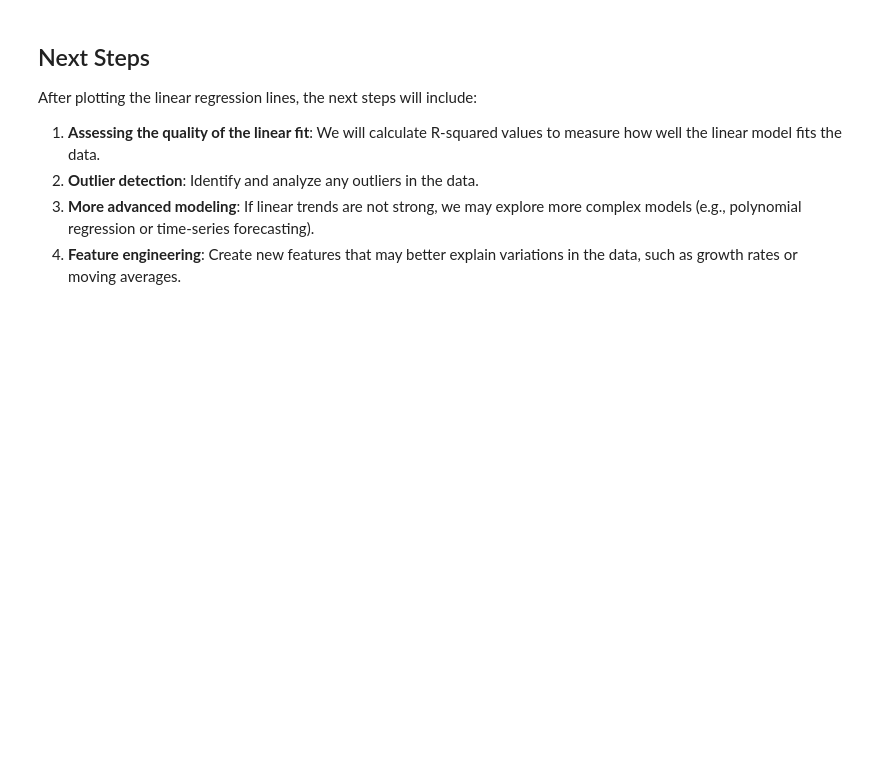
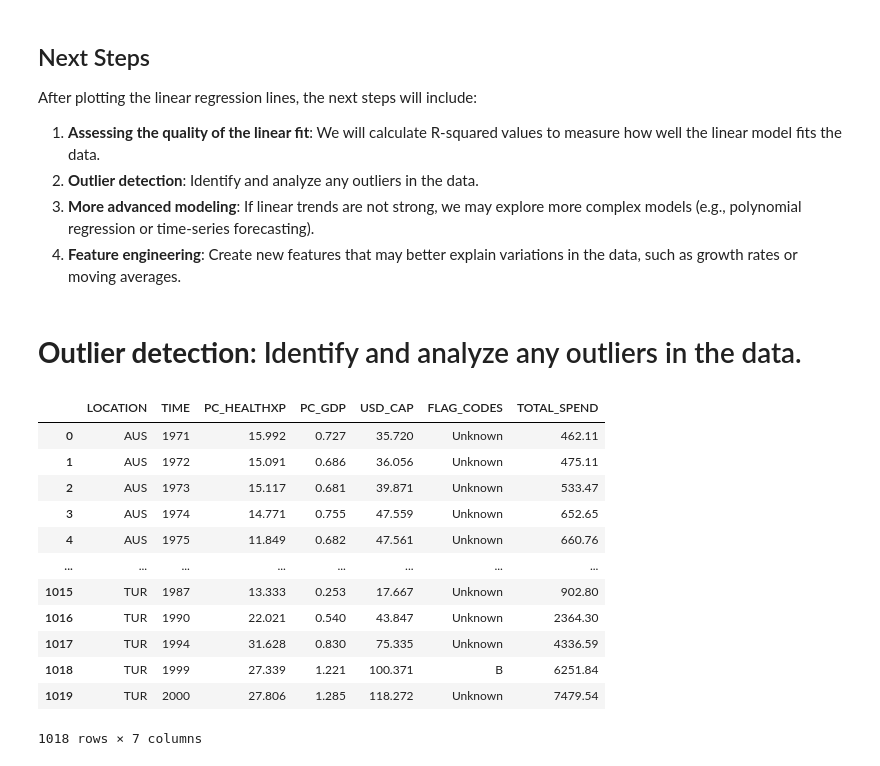
Before and after one commit to DmytroBolokhonov/team_project, a Jupyter notebook: experiments/Linear_regression_model_on_3_methods.ipynb, the cells around one changed output. Drawn from its saved outputs; the diff is of its cells as text; code cells hidden in the pictures; blank space fills up the shorter version.

```diff
--- a/experiments/Linear_regression_model_on_3_methods.ipynb
+++ b/experiments/Linear_regression_model_on_3_methods.ipynb
@@ -355,3 +353,23 @@ After plotting the linear regression lines, the next steps will include:
 2. **Outlier detection**: Identify and analyze any outliers in the data.
 3. **More advanced modeling**: If linear trends are not strong, we may explore more complex models (e.g., polynomial regression or time-series forecasting).
 4. **Feature engineering**: Create new features that may better explain variations in the data, such as growth rates or moving averages.
+# %% [markdown]
+# **Outlier detection**: Identify and analyze any outliers in the data.
+# %%
+# removed outliner from total_spend column
+processed_df_1 = processed_df[processed_df["TOTAL_SPEND"] <= 100000]
+processed_df_1
+# %% [output]
+|  | LOCATION | TIME | PC_HEALTHXP | PC_GDP | USD_CAP | FLAG_CODES | TOTAL_SPEND |
+| 0 | AUS | 1971 | 15.992 | 0.727 | 35.720 | Unknown | 462.11 |
+| 1 | AUS | 1972 | 15.091 | 0.686 | 36.056 | Unknown | 475.11 |
+| 2 | AUS | 1973 | 15.117 | 0.681 | 39.871 | Unknown | 533.47 |
+| 3 | AUS | 1974 | 14.771 | 0.755 | 47.559 | Unknown | 652.65 |
+| 4 | AUS | 1975 | 11.849 | 0.682 | 47.561 | Unknown | 660.76 |
+| ... | ... | ... | ... | ... | ... | ... | ... |
+| 1015 | TUR | 1987 | 13.333 | 0.253 | 17.667 | Unknown | 902.80 |
+| 1016 | TUR | 1990 | 22.021 | 0.540 | 43.847 | Unknown | 2364.30 |
+| 1017 | TUR | 1994 | 31.628 | 0.830 | 75.335 | Unknown | 4336.59 |
+| 1018 | TUR | 1999 | 27.339 | 1.221 | 100.371 | B | 6251.84 |
+| 1019 | TUR | 2000 | 27.806 | 1.285 | 118.272 | Unknown | 7479.54 |
+1018 rows × 7 columns
```
Also changed, not shown: parts of 3 cells of this notebook.
